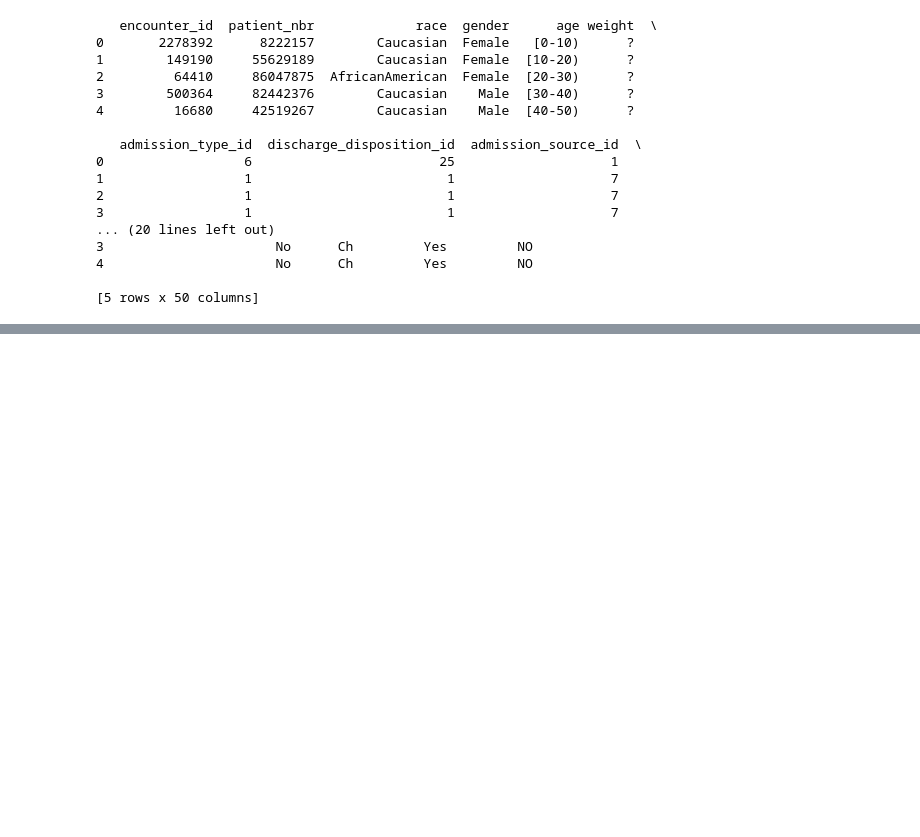
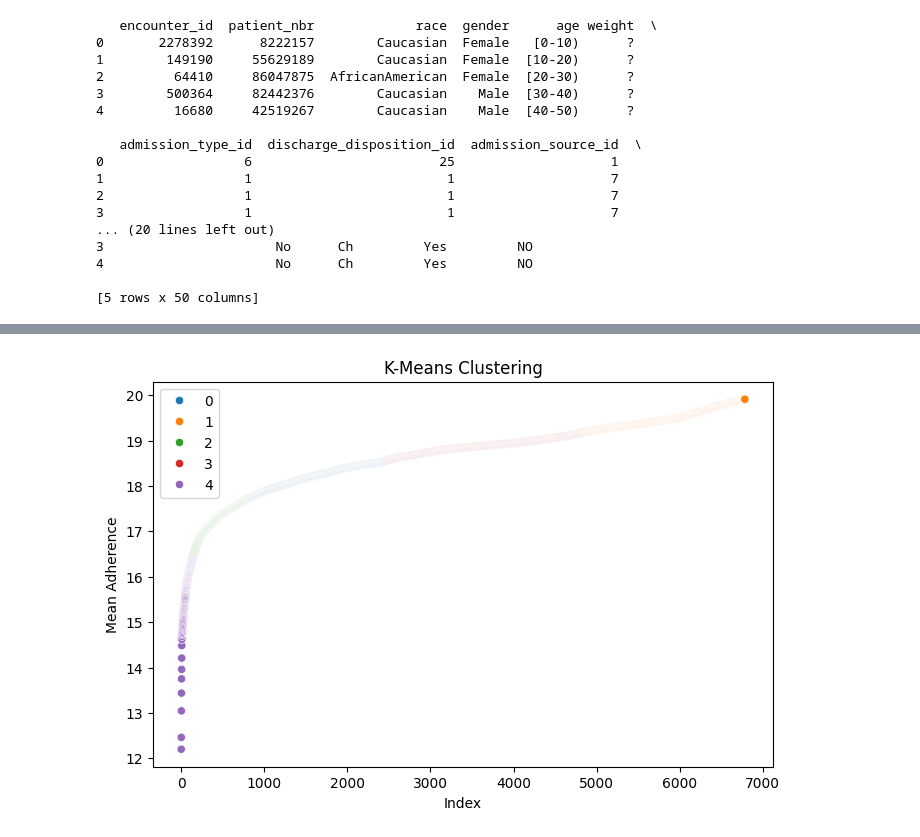
Before and after one commit to Reiginayari/Assignment_2_Clustering, a Jupyter notebook: Sessa Empirical Estimation.ipynb, the cells around one changed output, grey strips where cells are left out. Drawn from its saved outputs; the diff is of its cells as text; code cells hidden in the pictures; blank space fills up the shorter version.

```diff
--- a/Sessa Empirical Estimation.ipynb
+++ b/Sessa Empirical Estimation.ipynb
@@ -226,0 +37,96 @@ Cluster
+# %%
+import pandas as pd
+import numpy as np
+import random
+from sklearn.cluster import KMeans, DBSCAN
+from sklearn.metrics import adjusted_rand_score
+from sklearn.preprocessing import StandardScaler
+import matplotlib.pyplot as plt
+import seaborn as sns
+
+def load_data(file_path):
+    df = pd.read_csv(file_path)
+
+    df.columns = [col.strip() for col in df.columns]
+
+    if "encounter_id" not in df:
+        df["encounter_id"] = [i for i in range(len(df))]
+
+    df = df.set_index("encounter_id", drop=False)
+    return df
+
+def sliding_window(data, size=30, overlap=15):
+    step = size - overlap
+    results = []
+
+    for i in range(0, len(data), step):
+        temp = data.iloc[i:i + size].mean(numeric_only=True)
+
+        if not temp.empty:
+            temp_df = temp.to_frame().T
+            temp_df["Window"] = "{}-{}".format(i, i+size)
+            results.append(temp_df)
+
+    if results:
+        return pd.concat(results, ignore_index=True)
+    else:
+        return pd.DataFrame()
+
+def cluster_data(data, method="kmeans", clusters=3, eps=0.5, min_samples=5):
+    scaler = StandardScaler()
+    X_scaled = scaler.fit_transform(data[["Mean_Adherence"]])
+
+    if method == "kmeans":
+        kmeans = KMeans(n_clusters=clusters, random_state=random.randint(1, 1000), n_init=10)
+        return kmeans.fit_predict(X_scaled)
+    else:
+        db = DBSCAN(eps=eps, min_samples=min_samples)
+        return db.fit_predict(X_scaled)
+
+def compare_clusters(true_labels, clusters_kmeans, clusters_dbscan):
+    ari_km = adjusted_rand_score(true_labels, clusters_kmeans)
+
+    valid = clusters_dbscan != -1
+    ari_db = adjusted_rand_score(true_labels[valid], clusters_dbscan[valid]) if np.any(valid) else 0
+
+    return ari_km, ari_db
+
+def plot_clusters(data, clusters, title):
+    plt.figure(figsize=(8, 5))
+    sns.scatterplot(x=data.index, y=data["Mean_Adherence"], hue=clusters, palette="tab10")
+    plt.xlabel("Index")
+    plt.ylabel("Mean Adherence")
+    plt.title(title)
+    plt.show()
+
+def plot_boxplot(data):
+    plt.figure(figsize=(10, 6))
+
+    sns.boxplot(x=data["Window"], y=data["Mean_Adherence"], color="gray", linewidth=1.1)
+
+    plt.axhline(data["Mean_Adherence"].median(), color="r", linestyle="--")
+    plt.xticks(rotation=80)
+    plt.xlabel("Sliding Window")
+    plt.ylabel("Mean Adherence")
+    plt.title("Mean Adherence Boxplot")
+    plt.show()
+
+file_path = "diabetes.csv"
+df = load_data(file_path)
+windowed_data = sliding_window(df)
+
+if "Mean_Adherence" not in windowed_data.columns:
+    windowed_data["Mean_Adherence"] = windowed_data.iloc[:, 0]
+
+windowed_data["Mean_Adherence"] = np.log1p(pd.to_numeric(windowed_data["Mean_Adherence"], errors="coerce").fillna(random.uniform(0, 1)))
+
+clusters_kmeans = cluster_data(windowed_data, method="kmeans", clusters=5)
+clusters_dbscan = cluster_data(windowed_data, method="dbscan", eps=0.3, min_samples=10)
+
+ari_kmeans, ari_dbscan = compare_clusters(np.zeros(len(clusters_kmeans)), clusters_kmeans, clusters_dbscan)
+print("Adjusted Rand Index - K-Means: {:.3f}, DBSCAN: {:.3f}".format(ari_kmeans, ari_dbscan))
+
+plot_clusters(windowed_data, clusters_kmeans, "K-Means Clustering")
+plot_clusters(windowed_data, clusters_dbscan, "DBSCAN Clustering")
+plot_boxplot(windowed_data)
+# %% [output]
@@ -226,0 +134 @@ Cluster
+[figure, added]
```
Also changed, not shown: parts of 2 cells of this notebook.
